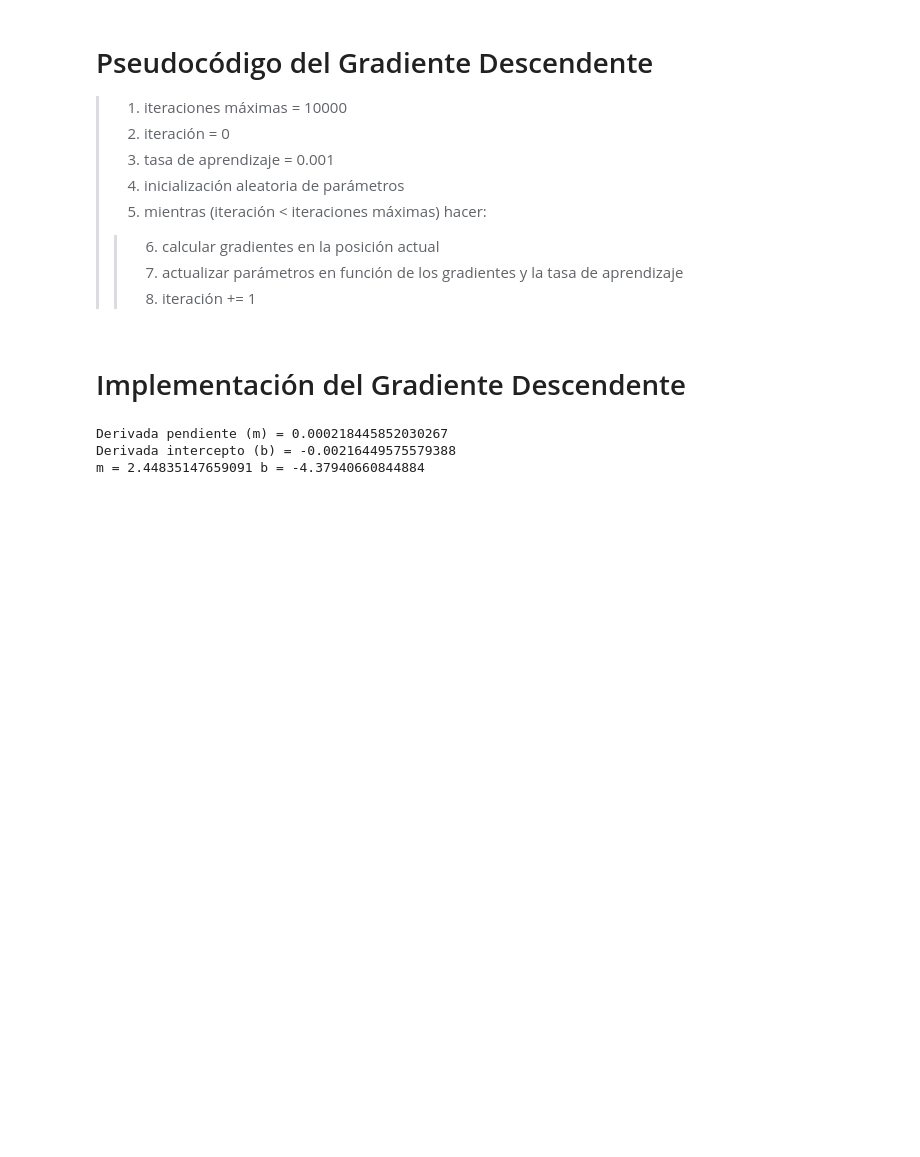
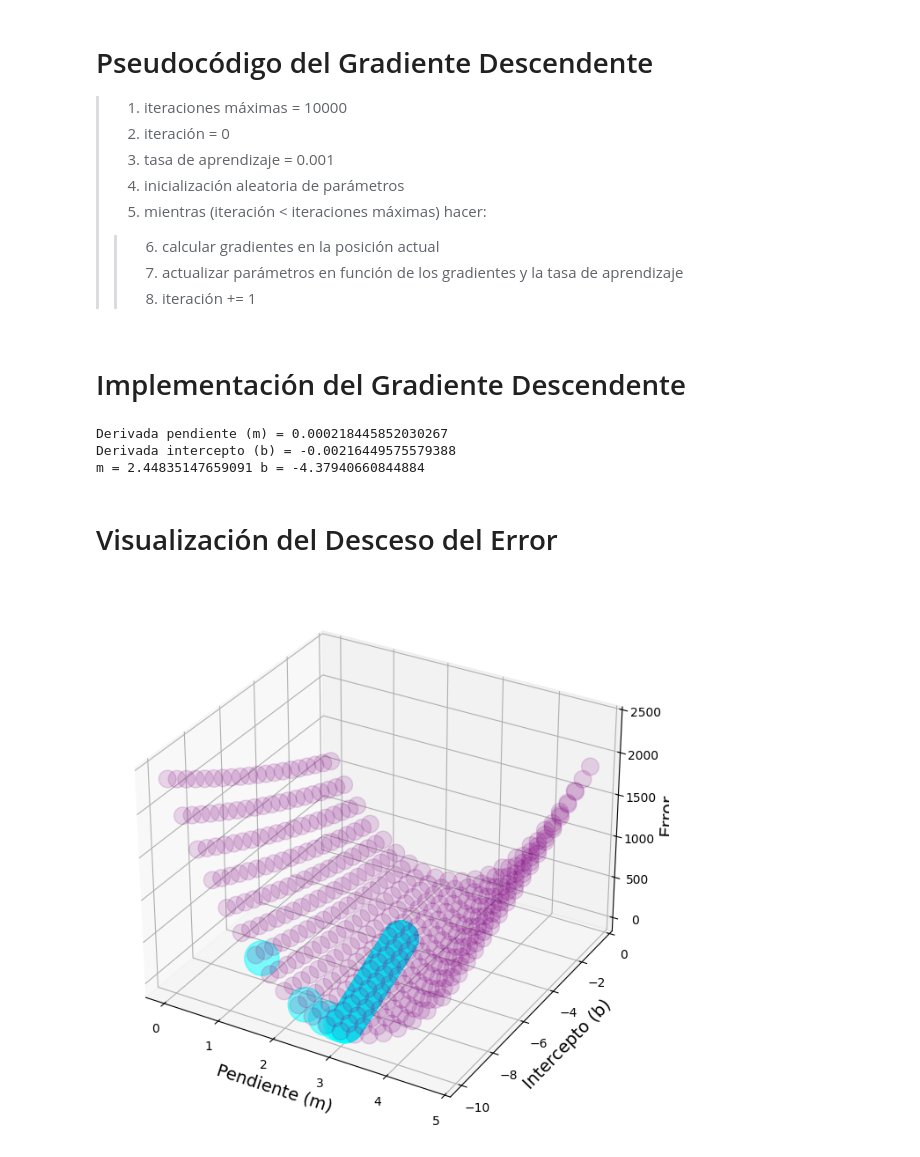
Before and after one commit to jc-zombits/LinerarRegression, a Jupyter notebook: Gradiente Descendiente/gradiente_descendiente.ipynb, the cells around one changed output. Drawn from its saved outputs; the diff is of its cells as text; code cells hidden in the pictures; blank space fills up the shorter version.

Commit message:
Desceso del error

```diff
--- a/Gradiente Descendiente/gradiente_descendiente.ipynb
+++ b/Gradiente Descendiente/gradiente_descendiente.ipynb
@@ -301,3 +301,23 @@ print("m =", pendiente, "b =", intercepto)
 Derivada pendiente (m) = 0.000218445852030267
 Derivada intercepto (b) = -0.00216449575579388
 m = 2.44835147659091 b = -4.37940660844884
+# %% [markdown]
+# Visualización del Desceso del Error
+# %%
+fig = plt.figure(figsize=(8, 8))
+ax = fig.add_subplot(projection="3d")
+
+# Camino decreciente de errores
+ax.scatter(errores.T[0], errores.T[1], errores.T[2],
+           marker="o", c="cyan", s=800, alpha=0.5)
+
+# Todos los otros puntos
+ax.scatter(puntos.T[0], puntos.T[1], puntos.T[2],
+           marker="o", c="purple", s=200, alpha=0.15)
+
+ax.set_xlabel('Pendiente (m)', size=14)
+ax.set_ylabel('Intercepto (b)', size=14)
+ax.set_zlabel('Error', size=14)
+plt.show()
+# %% [output]
+[figure, added]
```
